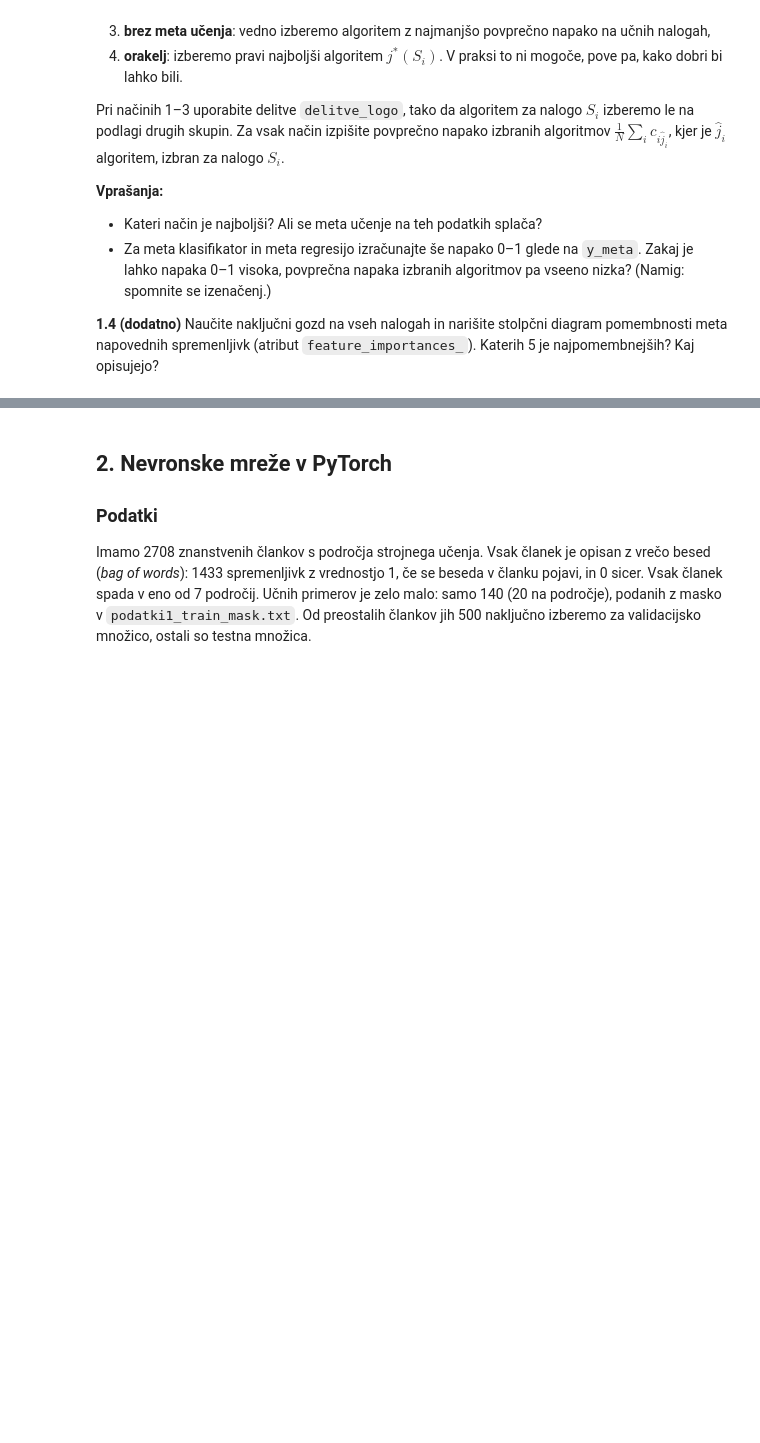
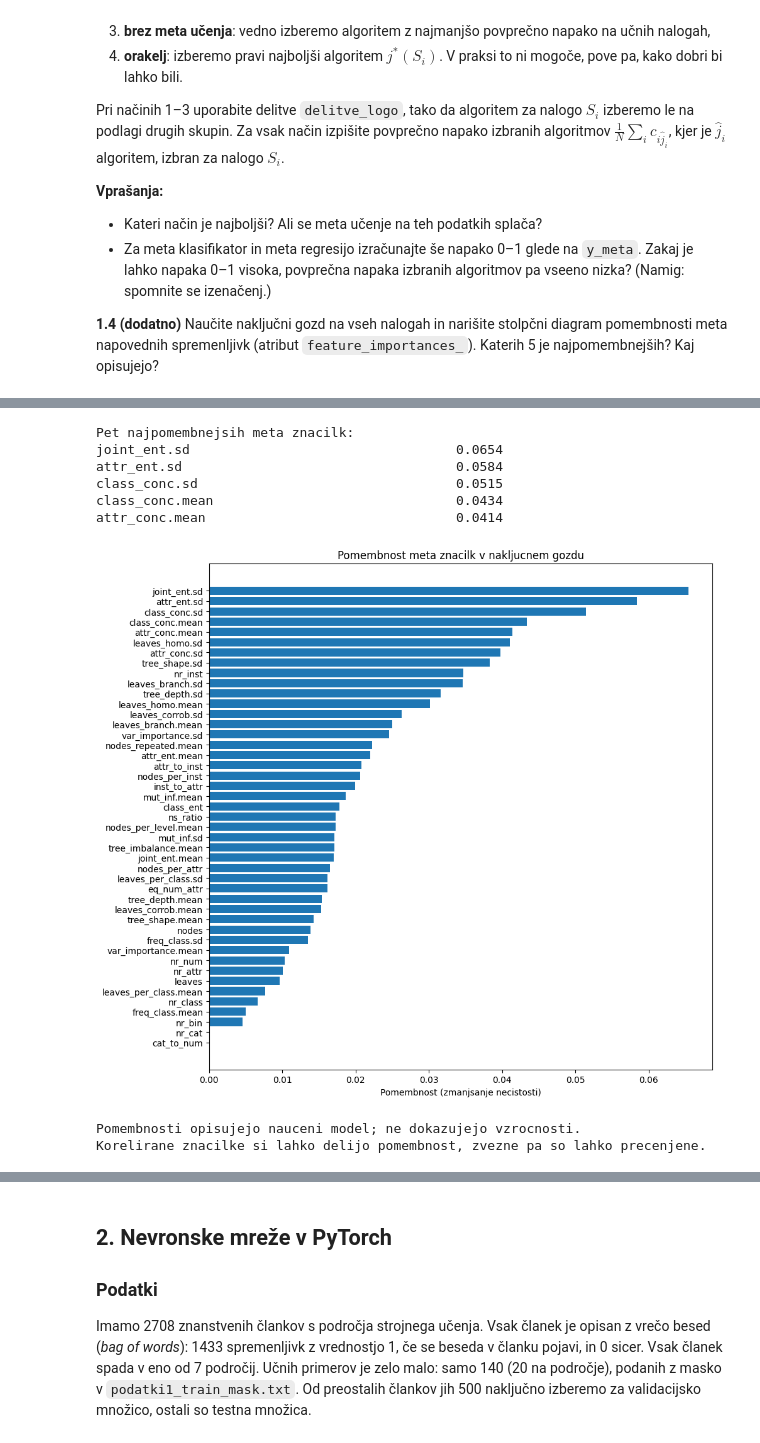
Before and after one commit to EnejBrus/ITAP, a Jupyter notebook: NSU/vaje2/vaje-2-Meta-NN.ipynb, the cells around one changed output, grey strips where cells are left out. Cells and saved outputs as stored; diff of their text form; code cells hidden in the pictures; blank space fills up the shorter version.

```diff
--- a/NSU/vaje2/vaje-2-Meta-NN.ipynb
+++ b/NSU/vaje2/vaje-2-Meta-NN.ipynb
@@ -154,3 +216,19 @@ def k_kratna_razdelitev_skupine(skupine, K, rng):
 # %%
-# 1.2
-# TODO
+# 1.2: Napoved napake vsakega algoritma na nevideni skupini
+from sklearn.ensemble import RandomForestRegressor
+from sklearn.metrics import r2_score
+
+C_hat = np.full_like(C, np.nan)
+for i_ucni, i_val in delitve_logo:
+    for j in range(len(algoritmi)):
+        # Locen regresor za vsak algoritem; validacijske skupine ne vidi.
+        regresor = RandomForestRegressor(n_estimators=200, random_state=0)
+        regresor.fit(X_meta[i_ucni], C[i_ucni, j])
+        C_hat[i_val, j] = regresor.predict(X_meta[i_val])
+assert np.isfinite(C_hat).all()
+# R^2 izracunamo na vseh napovedih skupaj, ne na posameznih majhnih skupinah.
+r2 = np.array([r2_score(C[:, j], C_hat[:, j]) for j in range(len(algoritmi))])
+for algoritem, ocena in zip(algoritmi, r2):
+    print(f"{algoritem:6s}: R^2 = {ocena:.3f}")
+print("Najlazje napovemo napako:", algoritmi[r2.argmax()])
+print("R^2 < 0 pomeni slabsi rezultat od konstante, enake povprecju pravega cilja.")
@@ -160,3 +287,28 @@ def k_kratna_razdelitev_skupine(skupine, K, rng):
 # %%
-# 1.4 (dodatno)
-# TODO
+# 1.4 (dodatno): Pomembnost meta znacilk
+model_vsi = gozd().fit(X_meta, y_meta)
+pomembnosti = model_vsi.feature_importances_
+vrstni_red = np.argsort(pomembnosti)[::-1]
+print("Pet najpomembnejsih meta znacilk:")
+for j in vrstni_red[:5]:
+    print(f"{imena_meta[j]:45s} {pomembnosti[j]:.4f}")
+
+fig, ax = plt.subplots(figsize=(10, max(5, len(imena_meta) * 0.20)))
+ax.barh(np.arange(len(imena_meta)), pomembnosti[vrstni_red])
+ax.set_yticks(np.arange(len(imena_meta)), np.array(imena_meta)[vrstni_red])
+ax.invert_yaxis()
+ax.set(xlabel="Pomembnost (zmanjsanje necistosti)", title="Pomembnost meta znacilk v nakljucnem gozdu")
+plt.tight_layout()
+plt.show()
+print("Pomembnosti opisujejo nauceni model; ne dokazujejo vzrocnosti.")
+print("Korelirane znacilke si lahko delijo pomembnost, zvezne pa so lahko precenjene.")
+# %% [output]
+Pet najpomembnejsih meta znacilk:
+joint_ent.sd                                  0.0654
+attr_ent.sd                                   0.0584
+class_conc.sd                                 0.0515
+class_conc.mean                               0.0434
+attr_conc.mean                                0.0414
+[figure, added]
+Pomembnosti opisujejo nauceni model; ne dokazujejo vzrocnosti.
+Korelirane znacilke si lahko delijo pomembnost, zvezne pa so lahko precenjene.
```
Also changed, not shown: parts of 10 cells of this notebook.
